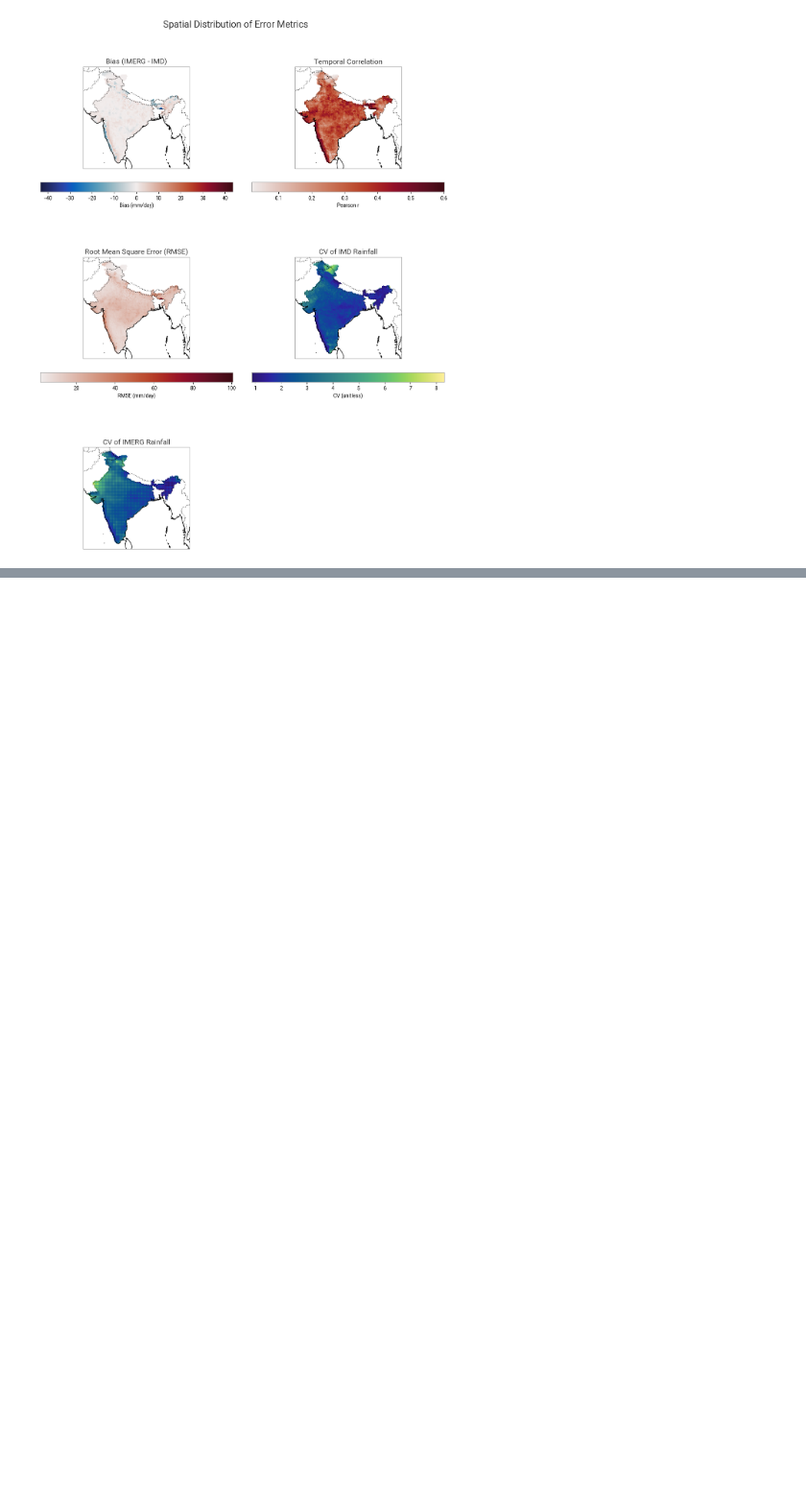
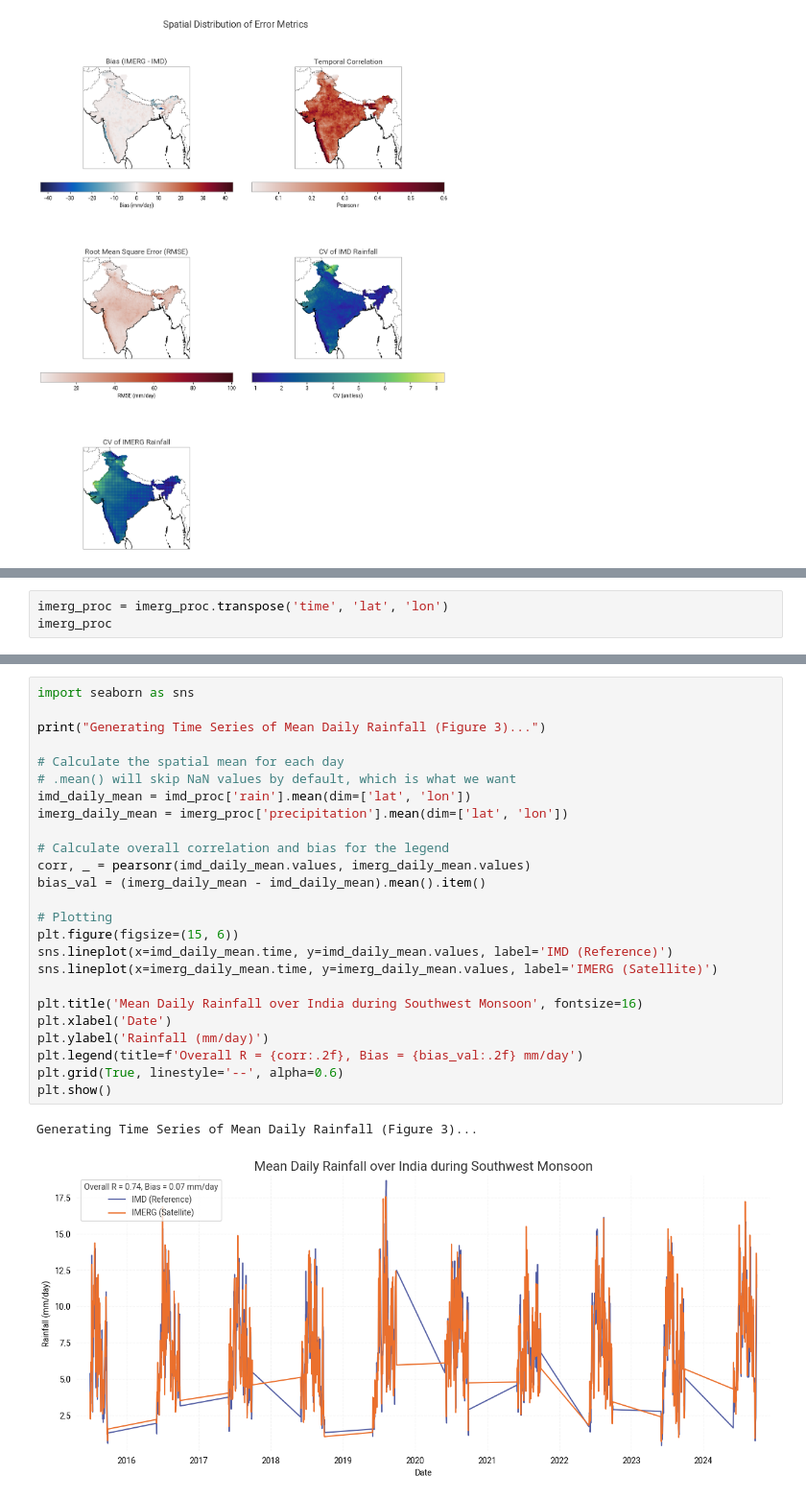
Before and after one commit to SaptarishiD/graphcast, a Jupyter notebook: local_files/download_code/imd_vs_imerg_method.ipynb, the cells around one changed output, grey strips where cells are left out. Shown at 96% size. Cells and saved outputs as stored; diff of their text form; blank space fills up the shorter version.

```diff
--- a/local_files/download_code/imd_vs_imerg_method.ipynb
+++ b/local_files/download_code/imd_vs_imerg_method.ipynb
@@ -637,0 +658,3 @@ KeyError: "not all values found in index 'time'. Try setting the `method` keywor
+# %%
+imerg_proc = imerg_proc.transpose('time', 'lat', 'lon')
+imerg_proc
@@ -637,0 +681,28 @@ KeyError: "not all values found in index 'time'. Try setting the `method` keywor
+# %%
+import seaborn as sns
+
+print("Generating Time Series of Mean Daily Rainfall (Figure 3)...")
+
+# Calculate the spatial mean for each day
+# .mean() will skip NaN values by default, which is what we want
+imd_daily_mean = imd_proc['rain'].mean(dim=['lat', 'lon'])
+imerg_daily_mean = imerg_proc['precipitation'].mean(dim=['lat', 'lon'])
+
+# Calculate overall correlation and bias for the legend
+corr, _ = pearsonr(imd_daily_mean.values, imerg_daily_mean.values)
+bias_val = (imerg_daily_mean - imd_daily_mean).mean().item()
+
+# Plotting
+plt.figure(figsize=(15, 6))
+sns.lineplot(x=imd_daily_mean.time, y=imd_daily_mean.values, label='IMD (Reference)')
+sns.lineplot(x=imerg_daily_mean.time, y=imerg_daily_mean.values, label='IMERG (Satellite)')
+
+plt.title('Mean Daily Rainfall over India during Southwest Monsoon', fontsize=16)
+plt.xlabel('Date')
+plt.ylabel('Rainfall (mm/day)')
+plt.legend(title=f'Overall R = {corr:.2f}, Bias = {bias_val:.2f} mm/day')
+plt.grid(True, linestyle='--', alpha=0.6)
+plt.show()
+# %% [output]
+Generating Time Series of Mean Daily Rainfall (Figure 3)...
+[figure, added]
```
Also changed, not shown: parts of 9 cells of this notebook, 37 other files.
